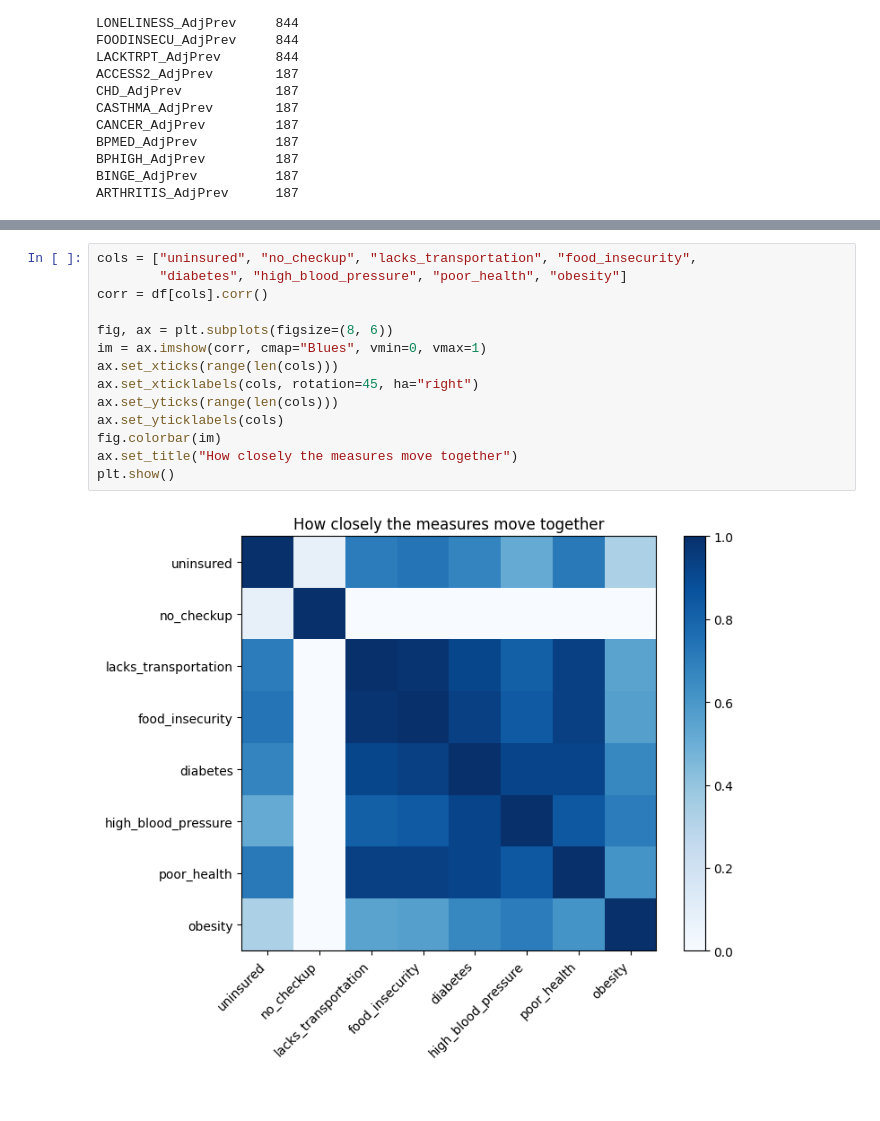
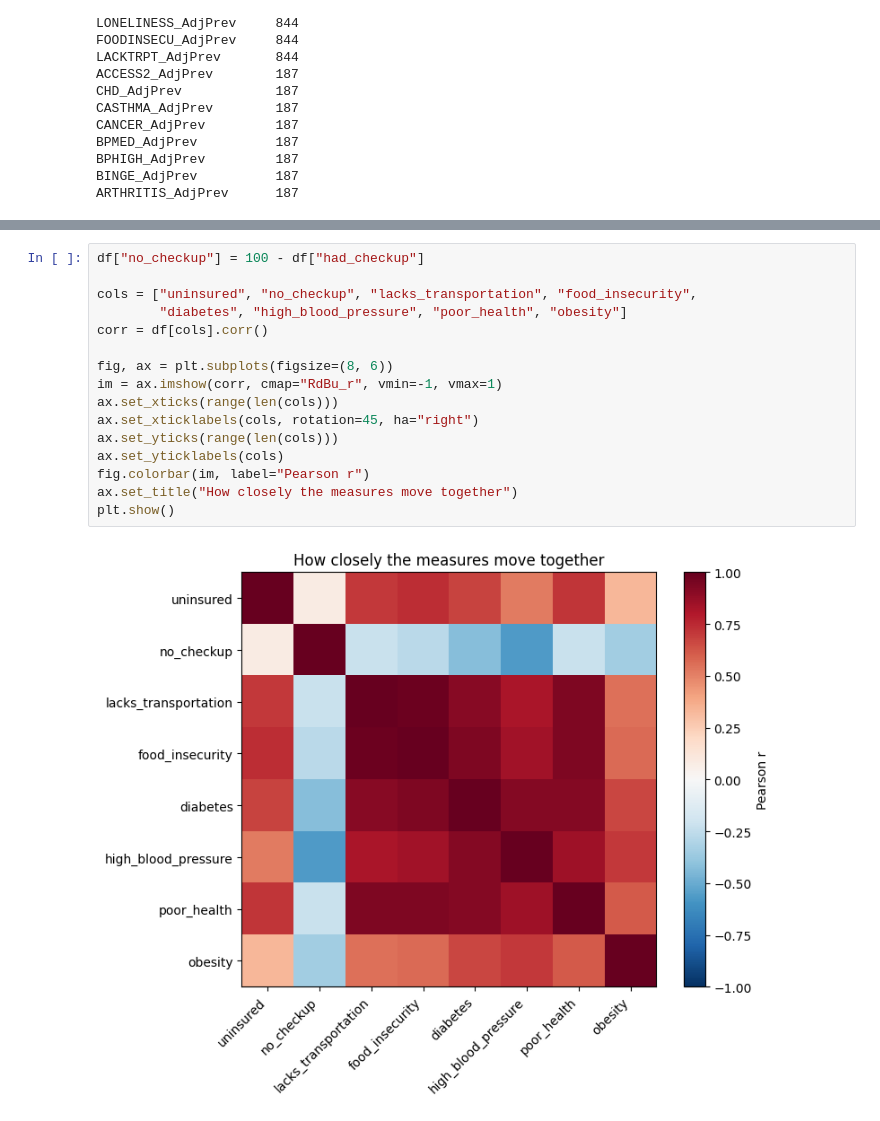
Before and after one commit to gsaju65/county-health, a Jupyter notebook: notebooks/eda.ipynb, the cells around one changed output, grey strips where cells are left out. Drawn from its saved outputs; the diff is of its cells as text.

Commit message:
Add EDA script and state-level missingness check

```diff
--- a/notebooks/eda.ipynb
+++ b/notebooks/eda.ipynb
@@ -67,16 +83,18 @@ df[["uninsured", "diabetes", "poor_health",
 # %%
+df["no_checkup"] = 100 - df["had_checkup"]
+
 cols = ["uninsured", "no_checkup", "lacks_transportation", "food_insecurity",
         "diabetes", "high_blood_pressure", "poor_health", "obesity"]
 corr = df[cols].corr()
 
 fig, ax = plt.subplots(figsize=(8, 6))
-im = ax.imshow(corr, cmap="Blues", vmin=0, vmax=1)
+im = ax.imshow(corr, cmap="RdBu_r", vmin=-1, vmax=1)
 ax.set_xticks(range(len(cols)))
 ax.set_xticklabels(cols, rotation=45, ha="right")
 ax.set_yticks(range(len(cols)))
 ax.set_yticklabels(cols)
-fig.colorbar(im)
+fig.colorbar(im, label="Pearson r")
 ax.set_title("How closely the measures move together")
 plt.show()
 # %% [output]
-[figure, old version]
+[figure, new version]
```
Also changed, not shown: parts of 2 cells of this notebook, 2 other files.
